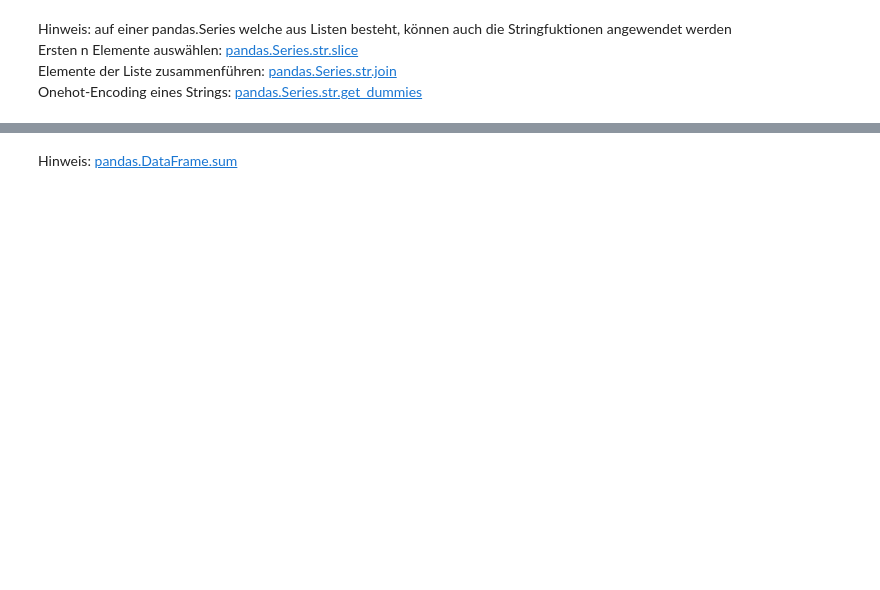
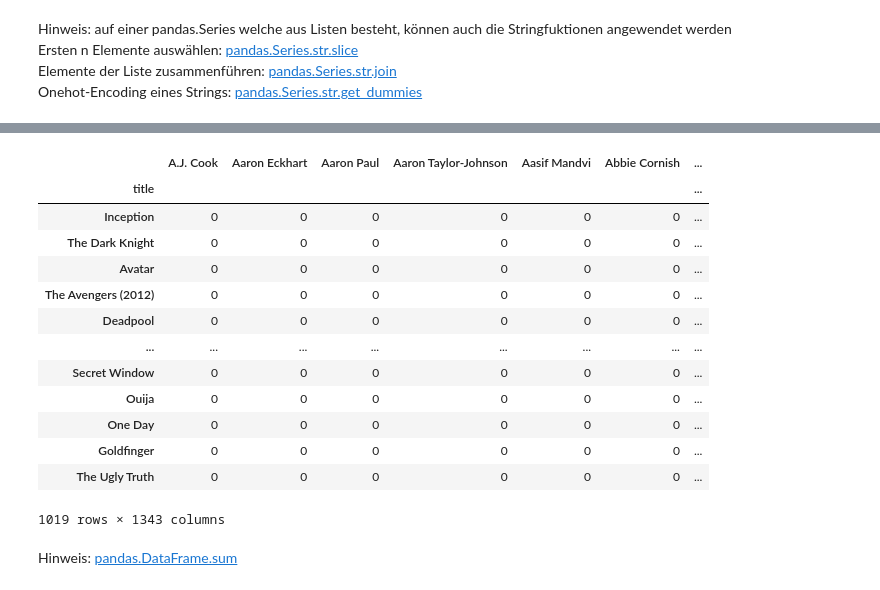
Before and after one commit to gasserandreas/Jupyter-lab-fhnw, a Jupyter notebook: 12_Recommender Systeme/uebung_2_1_content_based_recommender.ipynb, the cells around one changed output, grey strips where cells are left out. Cells and saved outputs as stored; diff of their text form; code cells hidden in the pictures; blank space fills up the shorter version.

```diff
--- a/12_Recommender Systeme/uebung_2_1_content_based_recommender.ipynb
+++ b/12_Recommender Systeme/uebung_2_1_content_based_recommender.ipynb
@@ -75,3 +177,5 @@ Elemente der Liste zusammenführen: [pandas.Series.str.join](https://pandas.pyda
 Onehot-Encoding eines Strings: [pandas.Series.str.get_dummies](https://pandas.pydata.org/docs/reference/api/pandas.Series.str.get_dummies.html)
 # %%
 # Selectieren der ersten take_n Elemente
+col_n = col.apply(lambda x: x[:take_n] if len(x) > take_n else x)
+col_n
@@ -78,2 +196,4 @@ Onehot-Encoding eines Strings: [pandas.Series.str.get_dummies](https://pandas.py
 # %%
 # Zusammenführen der Elemente der Listen, mit '|' getrennt (da get_dummies default-Seperator | ist)
+col_n_str = col_n.apply(lambda x: '|'.join(x))
+col_n_str
@@ -80,5 +214,22 @@ Onehot-Encoding eines Strings: [pandas.Series.str.get_dummies](https://pandas.py
 # %%
 # Onehot-Endcoding mit get_dummies()
+col_one_hot = col_n_str.str.get_dummies()
+col_one_hot
+# %% [output]
+|  | A.J. Cook | Aaron Eckhart | Aaron Paul | Aaron Taylor-Johnson | Aasif Mandvi | Abbie Cornish | ... |
+| title |  |  |  |  |  |  | ... |
+| Inception | 0 | 0 | 0 | 0 | 0 | 0 | ... |
+| The Dark Knight | 0 | 0 | 0 | 0 | 0 | 0 | ... |
+| Avatar | 0 | 0 | 0 | 0 | 0 | 0 | ... |
+| The Avengers (2012) | 0 | 0 | 0 | 0 | 0 | 0 | ... |
+| Deadpool | 0 | 0 | 0 | 0 | 0 | 0 | ... |
+| ... | ... | ... | ... | ... | ... | ... | ... |
+| Secret Window | 0 | 0 | 0 | 0 | 0 | 0 | ... |
+| Ouija | 0 | 0 | 0 | 0 | 0 | 0 | ... |
+| One Day | 0 | 0 | 0 | 0 | 0 | 0 | ... |
+| Goldfinger | 0 | 0 | 0 | 0 | 0 | 0 | ... |
+| The Ugly Truth | 0 | 0 | 0 | 0 | 0 | 0 | ... |
+1019 rows × 1343 columns
 # %% [markdown]
 Hinweis: [pandas.DataFrame.sum](https://pandas.pydata.org/docs/reference/api/pandas.DataFrame.sum.html)
 # %%
```
Also changed, not shown: parts of 21 cells of this notebook, 1 other file.
